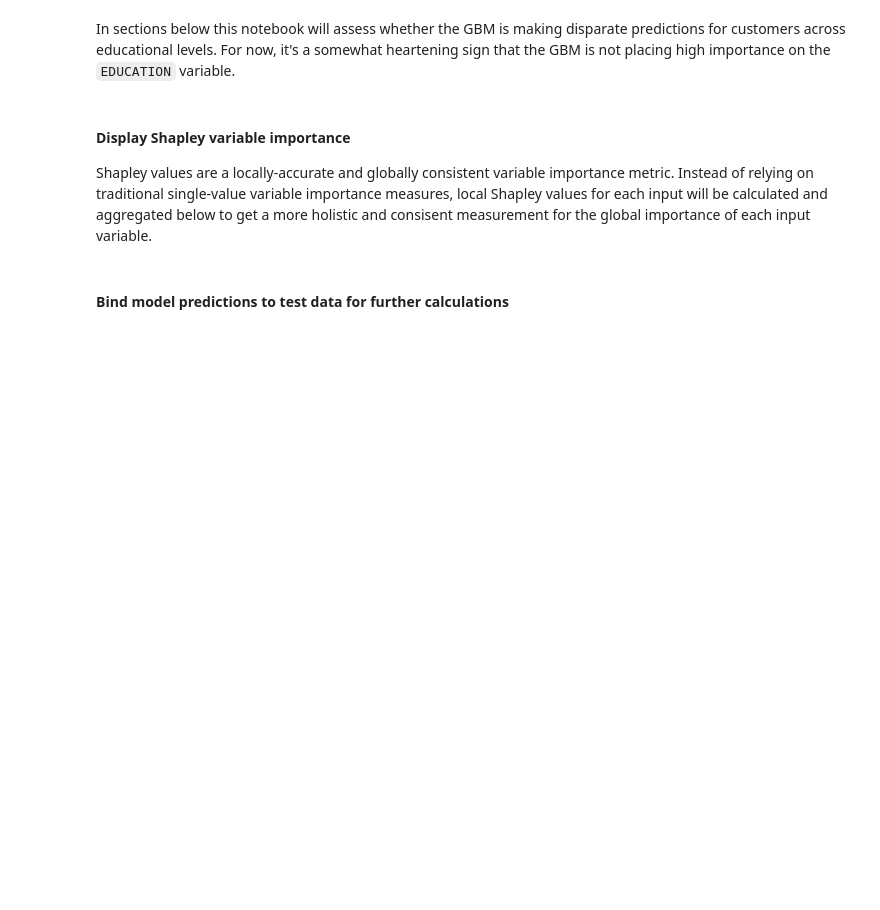
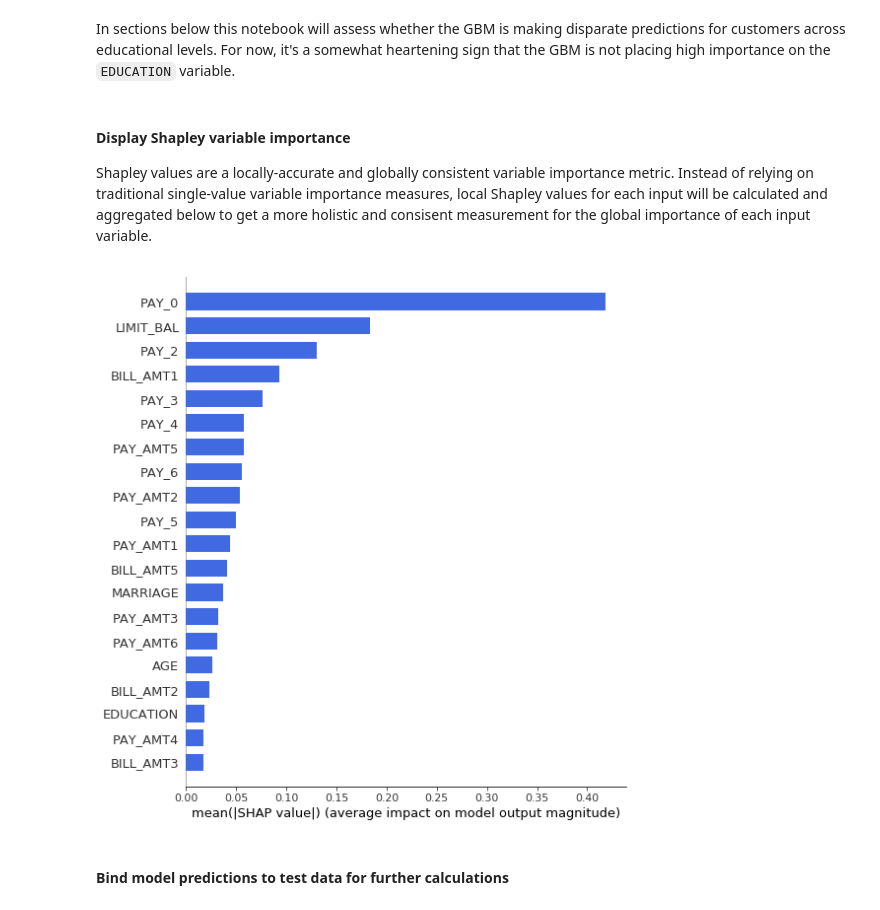
Before and after one commit to navdeep-G/interpretable-ml, a Jupyter notebook: python/jupyter-notebooks/credit/binomial/dia.ipynb, the cells around one changed output. Cells and saved outputs as stored; diff of their text form; code cells hidden in the pictures; blank space fills up the shorter version.

```diff
--- a/python/jupyter-notebooks/credit/binomial/dia.ipynb
+++ b/python/jupyter-notebooks/credit/binomial/dia.ipynb
@@ -223,10 +223,12 @@ In sections below this notebook will assess whether the GBM is making disparate
 #### Display Shapley variable importance
 Shapley values are a locally-accurate and globally consistent variable importance metric. Instead of relying on traditional single-value variable importance measures, local Shapley values for each input will be calculated and aggregated below to get a more holistic and consisent measurement for the global importance of each input variable.
 # %%
-# contributions = model.predict_contributions(test)
-# contributions_matrix = contributions.as_data_frame().values
-# shap_values = contributions_matrix[:,:-1]
-# shap.summary_plot(shap_values, X, plot_type='bar', color='royalblue')
+contributions = model.predict_contributions(test)
+contributions_matrix = contributions.as_data_frame().values
+shap_values = contributions_matrix[:,:-1]
+shap.summary_plot(shap_values, X, plot_type='bar', color='royalblue')
+# %% [output]
+[figure, added]
 # %% [markdown]
 #### Bind model predictions to test data for further calculations
 # %%
```
Also changed, not shown: parts of 9 cells of this notebook.
